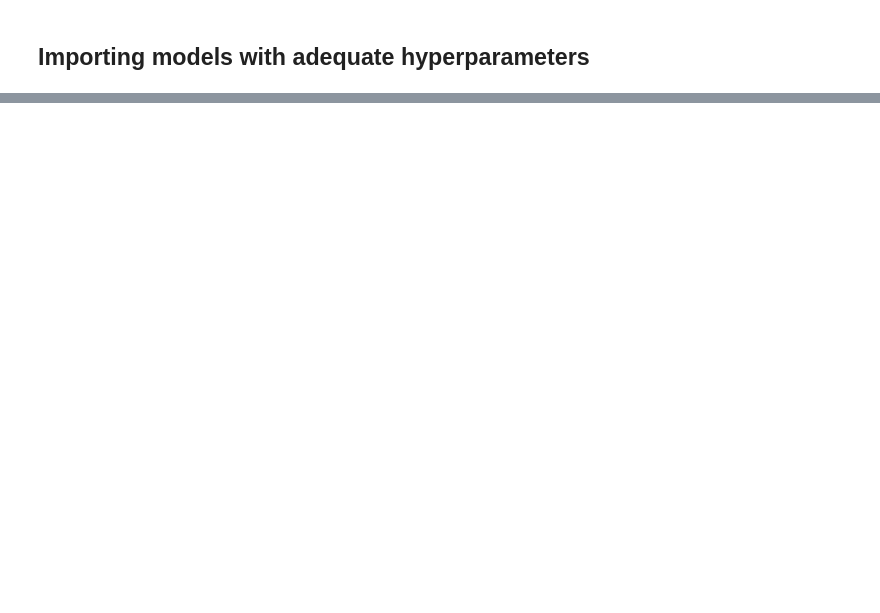
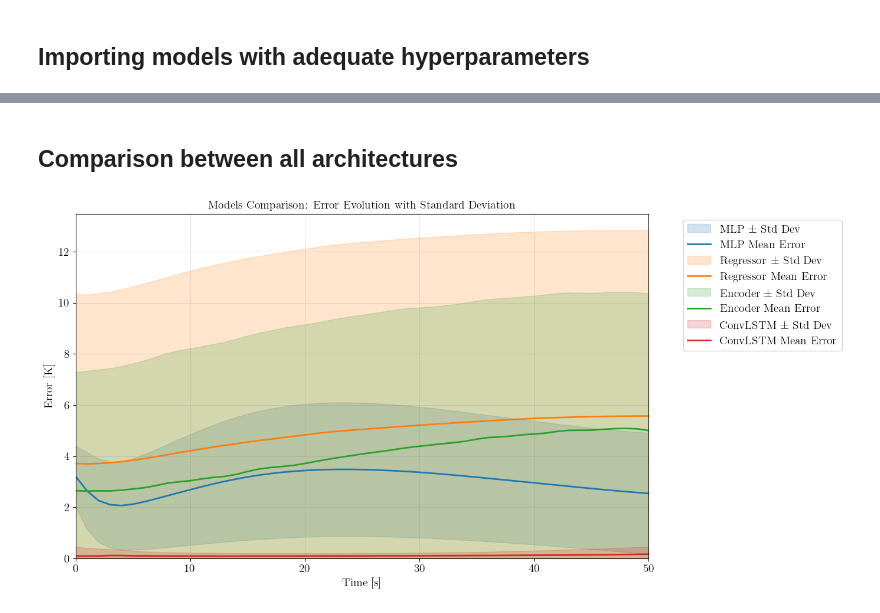
Before and after one commit to dgbarcena/ia_thermal, a Jupyter notebook: ismaelgallo/comparison_architectures.ipynb, the cells around one changed output, grey strips where cells are left out. Saved outputs shown, nothing was run; the diff lists cells and outputs as text; code cells hidden in the pictures; blank space fills up the shorter version.

```diff
--- a/ismaelgallo/comparison_architectures.ipynb
+++ b/ismaelgallo/comparison_architectures.ipynb
@@ -33,7 +33,7 @@ def configurar_rutas(base_local=None, base_colab="/content/drive/MyDrive/ia_ther
 
     datasets_path = base_path / "datasets"
     models_path = base_path / "models"
-    figures_path = base_path / "figures"
+    figures_path = base_path / "figures" / "comparison_architectures"
     datasets_path.mkdir(parents=True, exist_ok=True)
     models_path.mkdir(parents=True, exist_ok=True)
     figures_path.mkdir(parents=True, exist_ok=True)
@@ -248,0 +1280,4 @@ print(f"🎉 Análisis completado!")
+# %%
+dataset = load_dataset(base_path=BASE_PATH)  # ← carga el dataset base completo (PCB_transient_dataset.pth)
+dataset_mlp = load_dataset_mlp(base_path=BASE_PATH)
+dataset_convlstm = load_dataset_convlstm(base_path=BASE_PATH, dt = 1)
@@ -250,0 +1716,18 @@ print(f"🎉 Análisis completado!")
+# %%
+# Análisis del ConvLSTM
+convlstm_results = calculate_convlstm_error_by_timestep(
+    model=model_convlstm,
+    dataset=dataset_convlstm,
+    T_transient_all=T_true_all,
+    Q_cases=Q_random,
+    T_interfaces_cases=T_interfaces_random,
+    T_env_cases=T_env_random,
+    device=device,
+    sequence_length=51
+)
+
+print(f"ConvLSTM - Error máximo en cualquier paso: {np.max(convlstm_results['max_per_timestep']):.3f} K")
+
+# Visualizar resultados del ConvLSTM
+plot_error_with_std_bands(convlstm_results, save_as_pdf=True, filename='error_with_std_bands_convlstm')
+plot_error_range_per_timestep(convlstm_results, save_as_pdf=True, filename='error_range_convlstm')
@@ -250,0 +1750,19 @@ print(f"🎉 Análisis completado!")
+# %% [markdown]
+## Comparison between all architectures
+# %%
+# Comparar con otros modelos
+comparison_results = {
+    'MLP': mlp_results,
+    'Regressor': regressor_results,
+    'Encoder': error_results,
+    'ConvLSTM': convlstm_results
+}
+
+# Usar las funciones de comparación existentes
+plot_models_comparison_with_std_bands(
+    comparison_results,
+    save_as_pdf=True,
+    filename='all_architectures_comparison_bands'
+)
+# %% [output]
+[figure, added]
```
Also changed, not shown: parts of 22 cells of this notebook, 31 other files.
